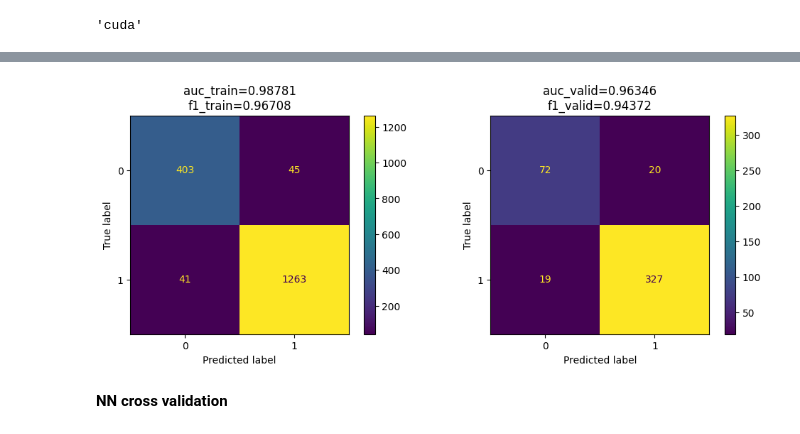
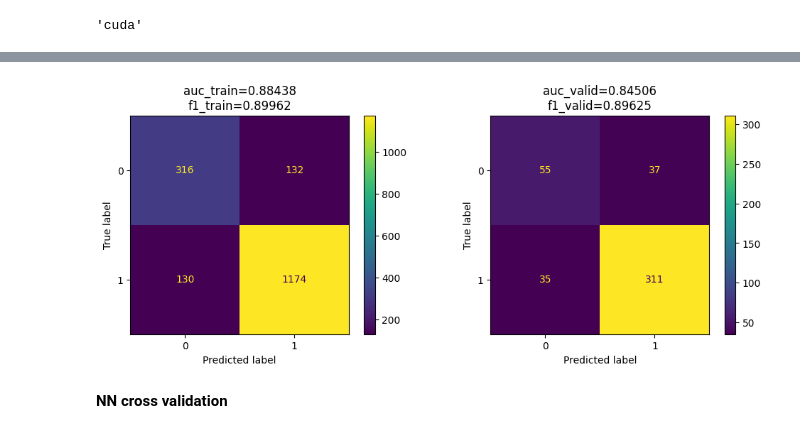
Before and after one commit to j2cry/playground, a Jupyter notebook: S5E3/research.ipynb, the cells around one changed output, grey strips where cells are left out. Cells and saved outputs as stored; diff of their text form; code cells hidden in the pictures.

```diff
--- a/S5E3/research.ipynb
+++ b/S5E3/research.ipynb
@@ -217,5 +249,6 @@ estimator = SGDClassifier(
     random_state=13,
 )
 _ = checkup(estimator, SGD_X, y)
-sgd = model = estimator.fit(SGD_X, y)
+estimator.fit(SGD_X, y)
+linear_feature_importances(estimator, figsize=(12, 4))
 # %% [output]
@@ -604,38 +649,38 @@ class Model:
         return predictions.detach()
 # %%
 torch.manual_seed(11)
-DAYS = 2
+DAYS = 3
 dataset = Dataset(SGD_X, y, size=DAYS)
 
 model = Model(
     days=DAYS,
     features=SGD_X.shape[1],
-    hidden_channels=8,
-    linear_channels=96,
+    hidden_channels=1,
+    linear_channels=72,
     criterion=torch.nn.BCELoss(),
     # criterion=torch.nn.HuberLoss(delta=0.8),
     lr=0.01,
 )
 X_train, X_valid, y_train, y_valid = train_test_split(SGD_X, y, test_size=0.2, shuffle=False, random_state=19)
 model.fit(X_train, y_train, epochs=50, batch_size=1024, verbose=False)
 
 # predicting
 y_pred_train = model.predict_proba(X_train)
 y_pred_valid = model.predict_proba(X_valid)
 # scoring
 auc_train = roc_auc_score(y_train, y_pred_train)
 auc_valid = roc_auc_score(y_valid, y_pred_valid)
 f1_train = f1_score(y_train, y_pred_train > 0.5)
 f1_valid = f1_score(y_valid, y_pred_valid > 0.5)
 # drawing
 fig, ax = plt.subplots(1, 2, figsize=(12, 4))
 ConfusionMatrixDisplay.from_predictions(y_train, y_pred_train.numpy() > 0.5, ax=ax[0])
 ConfusionMatrixDisplay.from_predictions(y_valid, y_pred_valid.numpy() > 0.5, ax=ax[1])
 ax[0].set_title(f'{auc_train=:.5f}\n{f1_train=:.5f}')
 ax[1].set_title(f'{auc_valid=:.5f}\n{f1_valid=:.5f}')
 plt.show()
 # %% [output]
-[figure, old version]
+[figure, new version]
 # %% [markdown]
 __NN cross validation__
 # %%
```
Also changed, not shown: parts of 20 cells of this notebook.
